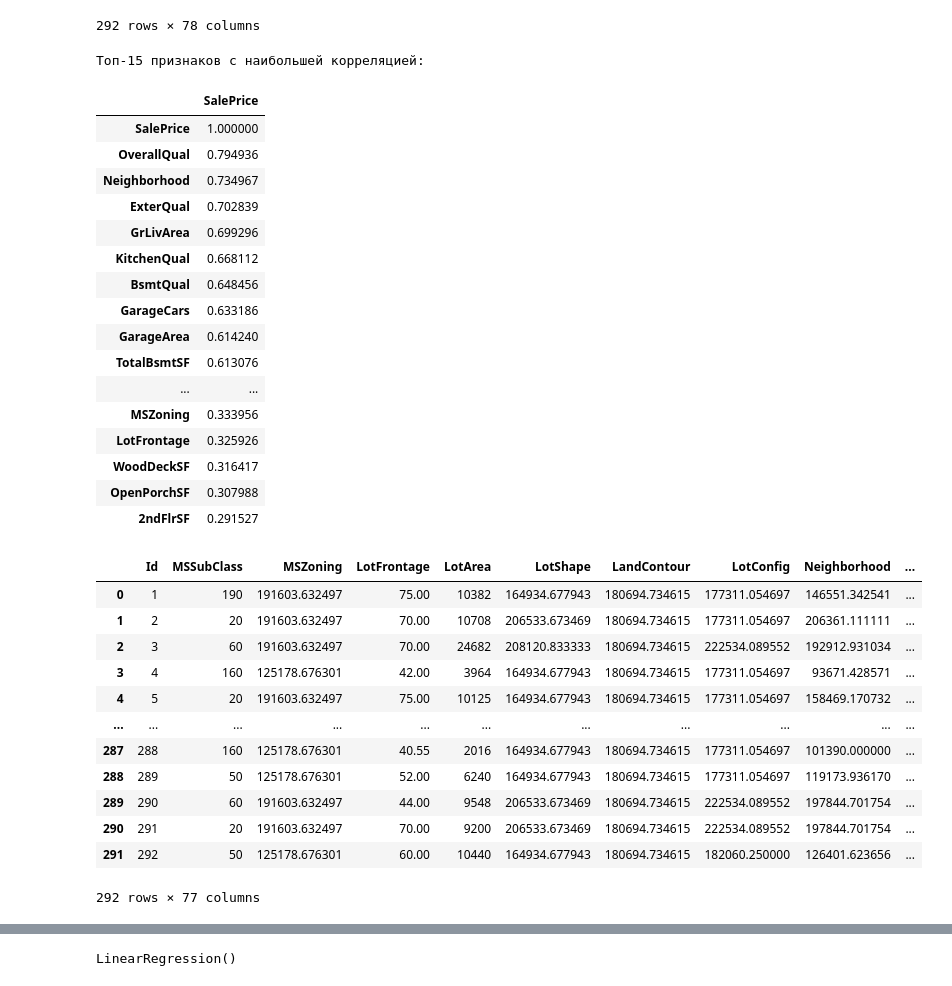
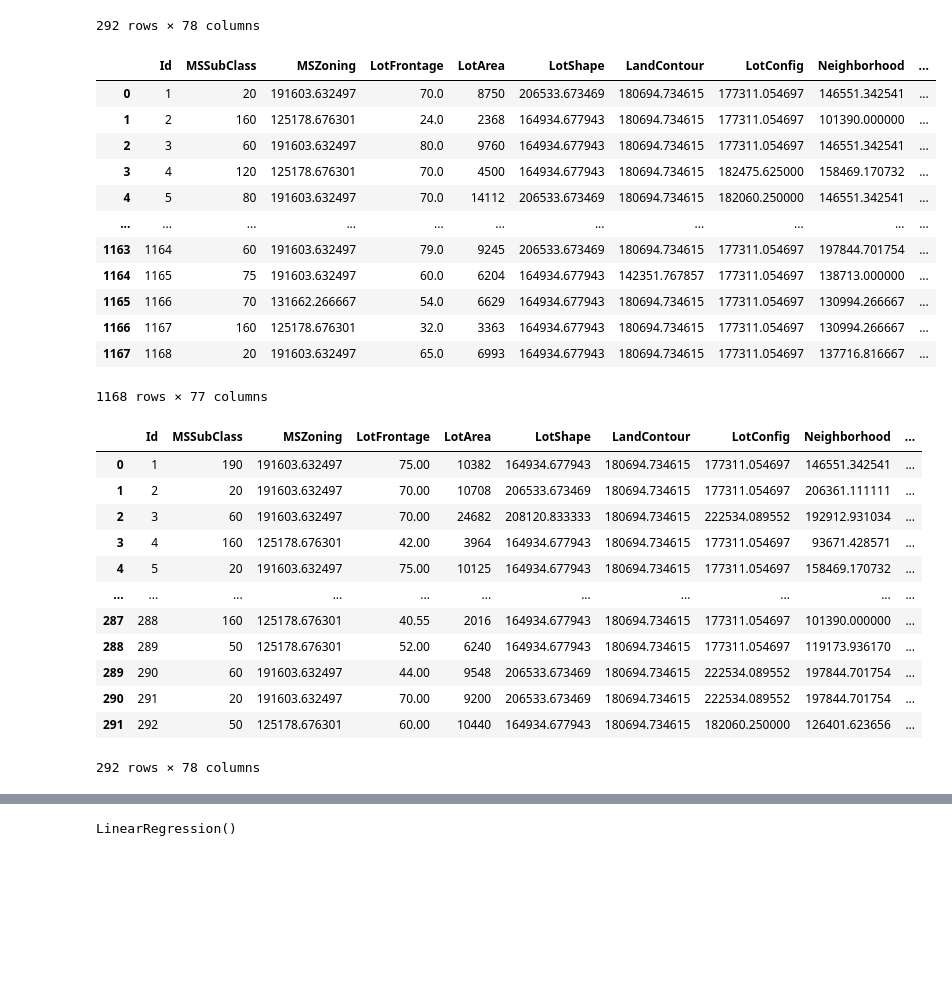
Before and after one commit to alice3e/spbu-ai-fundamentals, a Jupyter notebook: competition_1/competition.ipynb, the cells around one changed output, grey strips where cells are left out. Drawn from its saved outputs; the diff is of its cells as text; code cells hidden in the pictures; blank space fills up the shorter version.

```diff
--- a/competition_1/competition.ipynb
+++ b/competition_1/competition.ipynb
@@ -511,34 +507,25 @@ One-hot кодировка для: ['LandSlope', 'GarageFinish', 'PavedDrive', '
 | 290 | 291 | 20 | 191603.632497 | 70.00 | 9200 | 206533.673469 | 180694.734615 | 222534.089552 | 197844.701754 | ... |
 | 291 | 292 | 50 | 125178.676301 | 60.00 | 10440 | 164934.677943 | 180694.734615 | 182060.250000 | 126401.623656 | ... |
 292 rows × 78 columns
-# %%
-test_data_clean = test_data_clean.drop(columns='SalePrice')
 # %%
 num_data = train_data_clean.select_dtypes(exclude=['object'])
+train_data_filtered = train_data_clean
+test_data_filtered = test_data_clean
+train_data_filtered.drop(columns=['SalePrice'])
+# %% [output]
+|  | Id | MSSubClass | MSZoning | LotFrontage | LotArea | LotShape | LandContour | LotConfig | Neighborhood | ... |
+| 0 | 1 | 20 | 191603.632497 | 70.0 | 8750 | 206533.673469 | 180694.734615 | 177311.054697 | 146551.342541 | ... |
+| 1 | 2 | 160 | 125178.676301 | 24.0 | 2368 | 164934.677943 | 180694.734615 | 177311.054697 | 101390.000000 | ... |
+| 2 | 3 | 60 | 191603.632497 | 80.0 | 9760 | 164934.677943 | 180694.734615 | 177311.054697 | 146551.342541 | ... |
+| 3 | 4 | 120 | 125178.676301 | 70.0 | 4500 | 164934.677943 | 180694.734615 | 182475.625000 | 158469.170732 | ... |
+| 4 | 5 | 80 | 191603.632497 | 70.0 | 14112 | 206533.673469 | 180694.734615 | 182060.250000 | 146551.342541 | ... |
+| ... | ... | ... | ... | ... | ... | ... | ... | ... | ... | ... |
+| 1163 | 1164 | 60 | 191603.632497 | 79.0 | 9245 | 206533.673469 | 180694.734615 | 177311.054697 | 197844.701754 | ... |
+| 1164 | 1165 | 75 | 191603.632497 | 60.0 | 6204 | 164934.677943 | 142351.767857 | 177311.054697 | 138713.000000 | ... |
+| 1165 | 1166 | 70 | 131662.266667 | 54.0 | 6629 | 164934.677943 | 180694.734615 | 177311.054697 | 130994.266667 | ... |
+| 1166 | 1167 | 160 | 125178.676301 | 32.0 | 3363 | 164934.677943 | 180694.734615 | 177311.054697 | 130994.266667 | ... |
+| 1167 | 1168 | 20 | 191603.632497 | 65.0 | 6993 | 164934.677943 | 180694.734615 | 177311.054697 | 137716.816667 | ... |
+1168 rows × 77 columns
-# %%
-correlation_with_price = num_data.corr()[['SalePrice']].sort_values(by='SalePrice', ascending=False)
-top_correlated = correlation_with_price.head(33)
-print("Топ-15 признаков с наибольшей корреляцией:")
-top_correlated
-# %% [output]
-Топ-15 признаков с наибольшей корреляцией:
-|  | SalePrice |
-| SalePrice | 1.000000 |
-| OverallQual | 0.794936 |
-| Neighborhood | 0.734967 |
-| ExterQual | 0.702839 |
-| GrLivArea | 0.699296 |
-| KitchenQual | 0.668112 |
-| BsmtQual | 0.648456 |
-| GarageCars | 0.633186 |
-| GarageArea | 0.614240 |
-| TotalBsmtSF | 0.613076 |
-| ... | ... |
-| MSZoning | 0.333956 |
-| LotFrontage | 0.325926 |
-| WoodDeckSF | 0.316417 |
-| OpenPorchSF | 0.307988 |
-| 2ndFlrSF | 0.291527 |
 # %%
 test_data_clean
 # %% [output]
@@ -554,7 +541,7 @@ test_data_clean
 | 289 | 290 | 60 | 191603.632497 | 44.00 | 9548 | 206533.673469 | 180694.734615 | 222534.089552 | 197844.701754 | ... |
 | 290 | 291 | 20 | 191603.632497 | 70.00 | 9200 | 206533.673469 | 180694.734615 | 222534.089552 | 197844.701754 | ... |
 | 291 | 292 | 50 | 125178.676301 | 60.00 | 10440 | 164934.677943 | 180694.734615 | 182060.250000 | 126401.623656 | ... |
-292 rows × 77 columns
+292 rows × 78 columns
 # %%
 train_data_filtered
 # %% [output]
```
Also changed, not shown: parts of 7 cells of this notebook, 7 other files.
